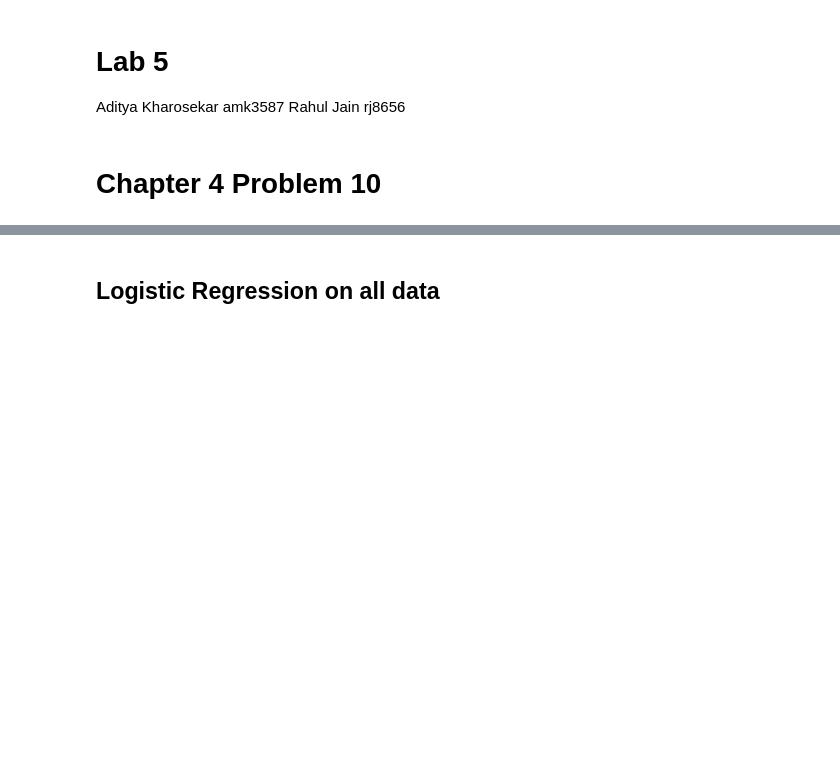
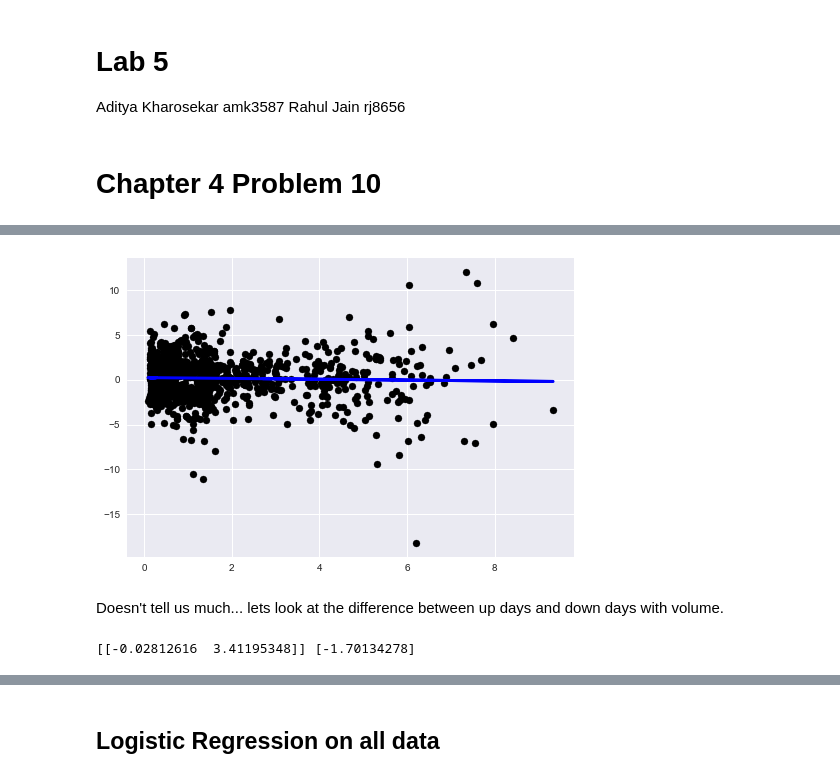
Before and after one commit to Aditya-Kharosekar/EE-379K-Data-Science-Lab, a Jupyter notebook: Lab 5/Lab 5.ipynb, the cells around one changed output, grey strips where cells are left out. Drawn from its saved outputs; the diff is of its cells as text; code cells hidden in the pictures; blank space fills up the shorter version.

```diff
--- a/Lab 5/Lab 5.ipynb
+++ b/Lab 5/Lab 5.ipynb
@@ -32,0 +34,27 @@ weekly.shape
+# %%
+from sklearn import datasets, linear_model
+Vol = weekly.as_matrix(["Volume"])
+Today = weekly.as_matrix(["Today"])
+lr = linear_model.LinearRegression()
+lr.fit(Vol,Today)
+plt.scatter(Vol, Today,  color='black')
+plt.plot(Vol, lr.predict(Vol), color='blue',
+         linewidth=3)
+plt.show()
+# %% [output]
+[figure, added]
+# %% [markdown]
+Doesn't tell us much... lets look at the difference between up days and down days with volume.
+# %%
+def f(row):
+    if row['Direction'] == 'Up':
+        return 1
+    return 0
+weekly["Direction2"] = weekly.apply(f, axis = 1)
+X = weekly.as_matrix(["Volume","Direction2"])
+Y = weekly.as_matrix(["Today"])
+lr = linear_model.LinearRegression()
+lr.fit(X,Y)
+print (lr.coef_, lr.intercept_)
+# %% [output]
+[[-0.02812616  3.41195348]] [-1.70134278]
```
Also changed, not shown: parts of 125 cells of this notebook, 1 other file.
